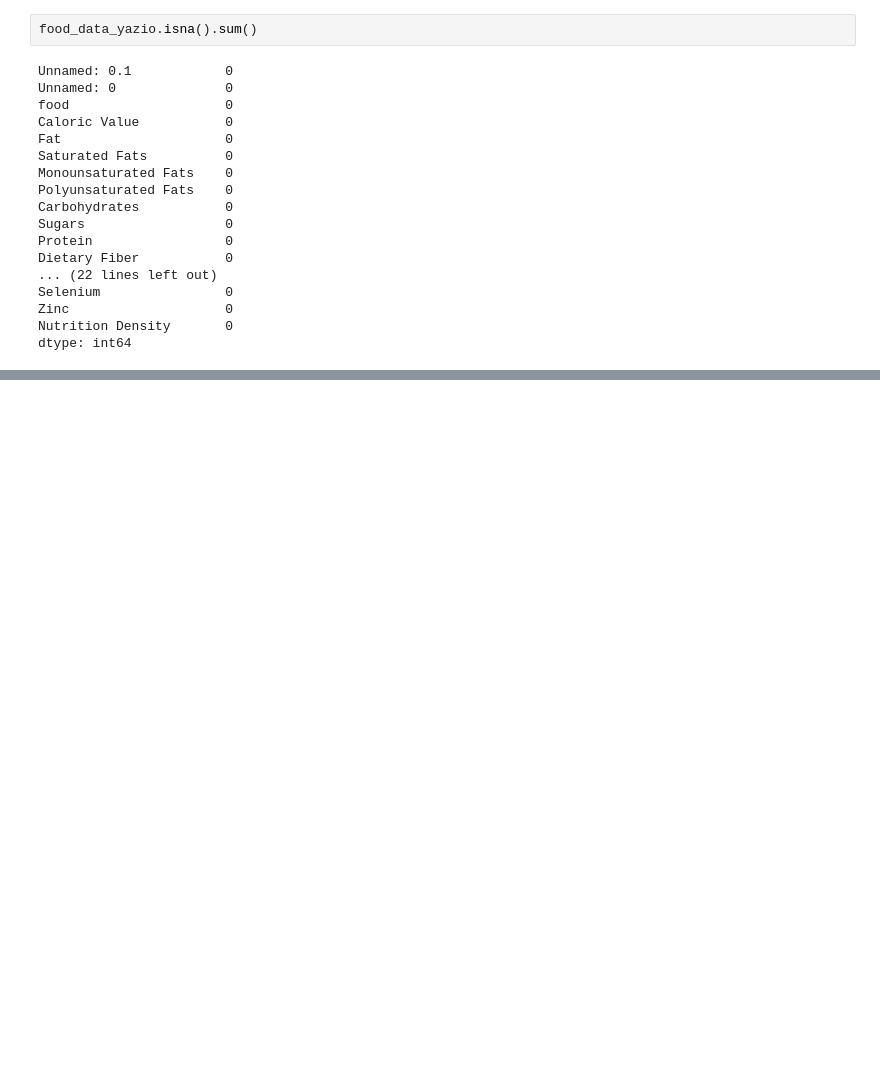
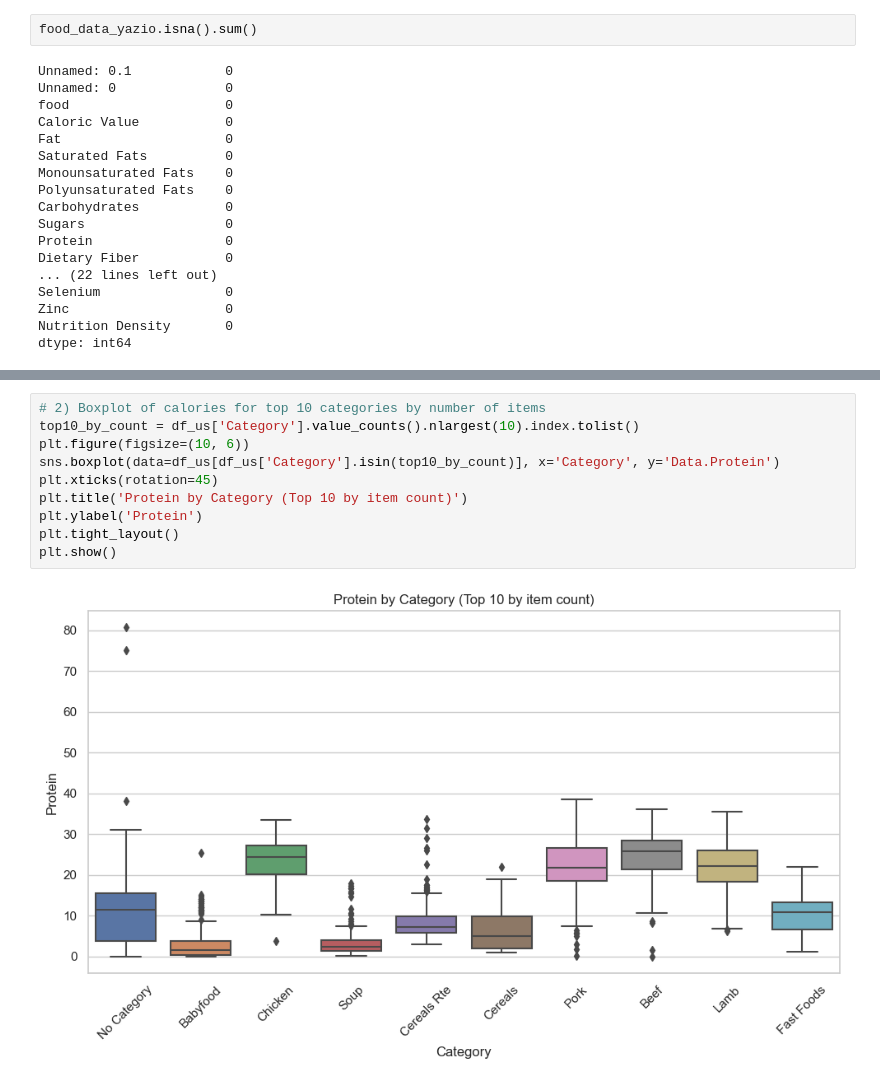
Before and after one commit to Evimess/IS477_FInal_Project, a Jupyter notebook: is477_analysis.ipynb, the cells around one changed output, grey strips where cells are left out. Drawn from its saved outputs; the diff is of its cells as text; blank space fills up the shorter version.

```diff
--- a/is477_analysis.ipynb
+++ b/is477_analysis.ipynb
@@ -278,0 +383,12 @@ dtype: int64
+# %%
+# 2) Boxplot of calories for top 10 categories by number of items
+top10_by_count = df_us['Category'].value_counts().nlargest(10).index.tolist()
+plt.figure(figsize=(10, 6))
+sns.boxplot(data=df_us[df_us['Category'].isin(top10_by_count)], x='Category', y='Data.Protein')
+plt.xticks(rotation=45)
+plt.title('Protein by Category (Top 10 by item count)')
+plt.ylabel('Protein')
+plt.tight_layout()
+plt.show()
+# %% [output]
+[figure, added]
```
Also changed, not shown: parts of 7 cells of this notebook.
